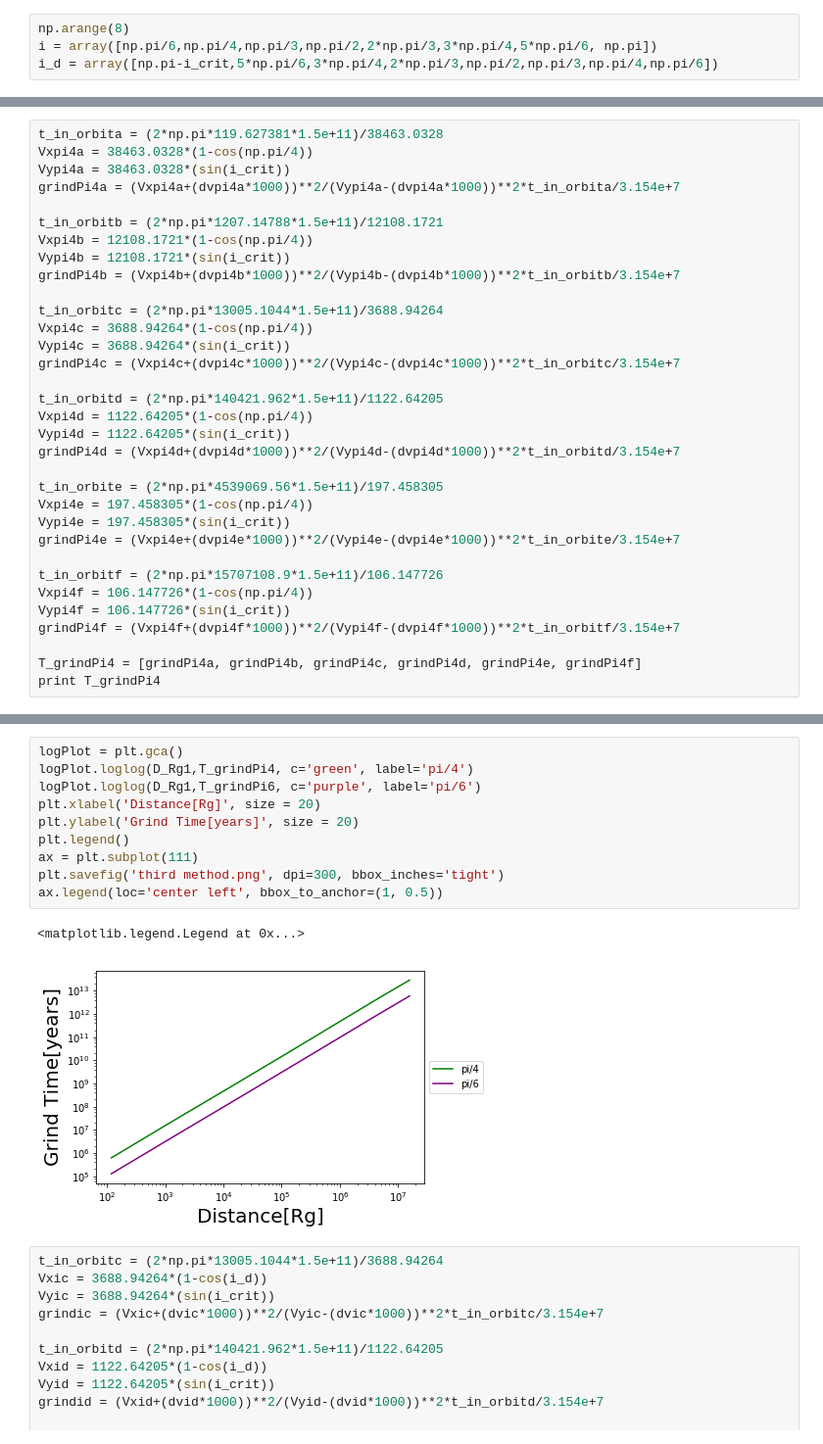
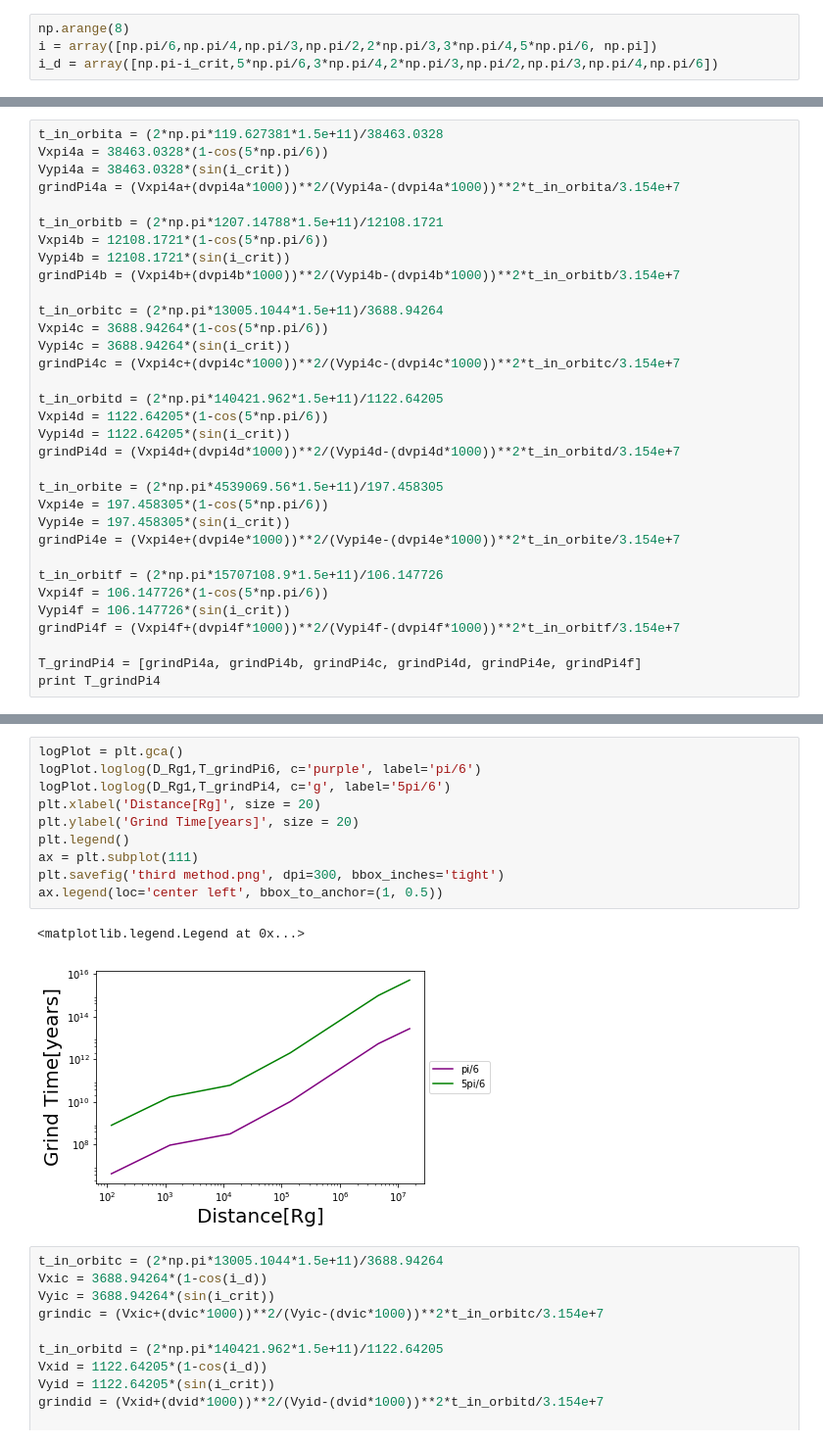
Before and after one commit to gfabj/Summer_Research_Project, a Jupyter notebook: T_Grind_3rd_Method.ipynb, the cells around one changed output, grey strips where cells are left out. Shown at 98% size. Drawn from its saved outputs; the diff is of its cells as text.

```diff
--- a/T_Grind_3rd_Method.ipynb
+++ b/T_Grind_3rd_Method.ipynb
@@ -92,31 +92,31 @@ dvpi6f = V_rpi6f*Force*3.39026466666e-15*t_in_orbit7
 # %%
 t_in_orbita = (2*np.pi*119.627381*1.5e+11)/38463.0328
-Vxpi4a = 38463.0328*(1-cos(np.pi/4))
+Vxpi4a = 38463.0328*(1-cos(5*np.pi/6))
 Vypi4a = 38463.0328*(sin(i_crit))
 grindPi4a = (Vxpi4a+(dvpi4a*1000))**2/(Vypi4a-(dvpi4a*1000))**2*t_in_orbita/3.154e+7
 
 t_in_orbitb = (2*np.pi*1207.14788*1.5e+11)/12108.1721
-Vxpi4b = 12108.1721*(1-cos(np.pi/4))
+Vxpi4b = 12108.1721*(1-cos(5*np.pi/6))
 Vypi4b = 12108.1721*(sin(i_crit))
 grindPi4b = (Vxpi4b+(dvpi4b*1000))**2/(Vypi4b-(dvpi4b*1000))**2*t_in_orbitb/3.154e+7
 
 t_in_orbitc = (2*np.pi*13005.1044*1.5e+11)/3688.94264
-Vxpi4c = 3688.94264*(1-cos(np.pi/4))
+Vxpi4c = 3688.94264*(1-cos(5*np.pi/6))
 Vypi4c = 3688.94264*(sin(i_crit))
 grindPi4c = (Vxpi4c+(dvpi4c*1000))**2/(Vypi4c-(dvpi4c*1000))**2*t_in_orbitc/3.154e+7
 
 t_in_orbitd = (2*np.pi*140421.962*1.5e+11)/1122.64205
-Vxpi4d = 1122.64205*(1-cos(np.pi/4))
+Vxpi4d = 1122.64205*(1-cos(5*np.pi/6))
 Vypi4d = 1122.64205*(sin(i_crit))
 grindPi4d = (Vxpi4d+(dvpi4d*1000))**2/(Vypi4d-(dvpi4d*1000))**2*t_in_orbitd/3.154e+7
 
 t_in_orbite = (2*np.pi*4539069.56*1.5e+11)/197.458305
-Vxpi4e = 197.458305*(1-cos(np.pi/4))
+Vxpi4e = 197.458305*(1-cos(5*np.pi/6))
 Vypi4e = 197.458305*(sin(i_crit))
 grindPi4e = (Vxpi4e+(dvpi4e*1000))**2/(Vypi4e-(dvpi4e*1000))**2*t_in_orbite/3.154e+7
 
 t_in_orbitf = (2*np.pi*15707108.9*1.5e+11)/106.147726
-Vxpi4f = 106.147726*(1-cos(np.pi/4))
+Vxpi4f = 106.147726*(1-cos(5*np.pi/6))
 Vypi4f = 106.147726*(sin(i_crit))
 grindPi4f = (Vxpi4f+(dvpi4f*1000))**2/(Vypi4f-(dvpi4f*1000))**2*t_in_orbitf/3.154e+7
 
@@ -162,16 +162,16 @@ print T_grindPi6
 # %%
 logPlot = plt.gca()
-logPlot.loglog(D_Rg1,T_grindPi4, c='green', label='pi/4')
 logPlot.loglog(D_Rg1,T_grindPi6, c='purple', label='pi/6')
+logPlot.loglog(D_Rg1,T_grindPi4, c='g', label='5pi/6')
 plt.xlabel('Distance[Rg]', size = 20)
 plt.ylabel('Grind Time[years]', size = 20)
 plt.legend()
 ax = plt.subplot(111)
 plt.savefig('third method.png', dpi=300, bbox_inches='tight')
 ax.legend(loc='center left', bbox_to_anchor=(1, 0.5))
 # %% [output]
 <matplotlib.legend.Legend at 0x...>
-[figure, old version]
+[figure, new version]
 # %%
 t_in_orbitc = (2*np.pi*13005.1044*1.5e+11)/3688.94264
 Vxic = 3688.94264*(1-cos(i_d))
```
Also changed, not shown: parts of 6 cells of this notebook, 2 other files.
